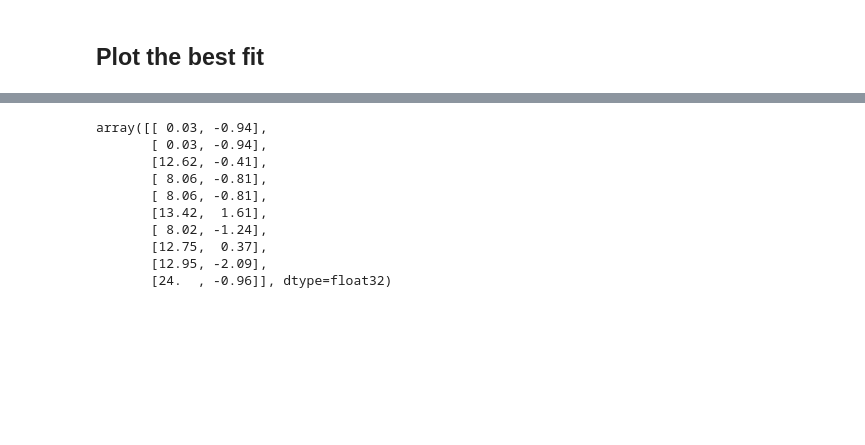
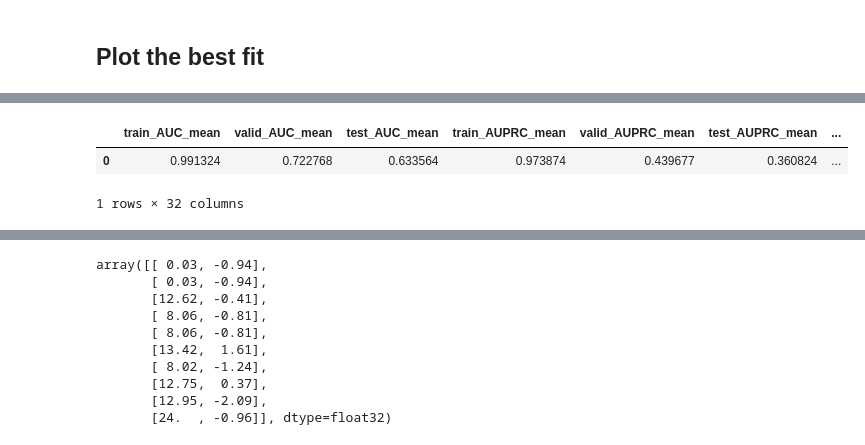
Before and after one commit to tufts-ml/pchmm-missing-data-limited-labels, a Jupyter notebook: toydata/notebooks/evaluate_performance_toydata_many_states.ipynb, the cells around one changed output, grey strips where cells are left out. Saved outputs shown, nothing was run; the diff lists cells and outputs as text; code cells hidden in the pictures; blank space fills up the shorter version.

```diff
--- a/toydata/notebooks/evaluate_performance_toydata_many_states.ipynb
+++ b/toydata/notebooks/evaluate_performance_toydata_many_states.ipynb
@@ -215,3 +321,9 @@ MISSING HANDLING = no_imp perc observed = 100
+# %%
+final_perf_df
+# %% [output]
+|  | train_AUC_mean | valid_AUC_mean | test_AUC_mean | train_AUPRC_mean | valid_AUPRC_mean | test_AUPRC_mean | ... |
+| 0 | 0.991324 | 0.722768 | 0.633564 | 0.973874 | 0.439677 | 0.360824 | ... |
+1 rows × 32 columns
 # %%
 f, axs = plt.subplots(2, 1, figsize=(8, 10))
 
```
Also changed, not shown: parts of 4 cells of this notebook, 3 other files.
